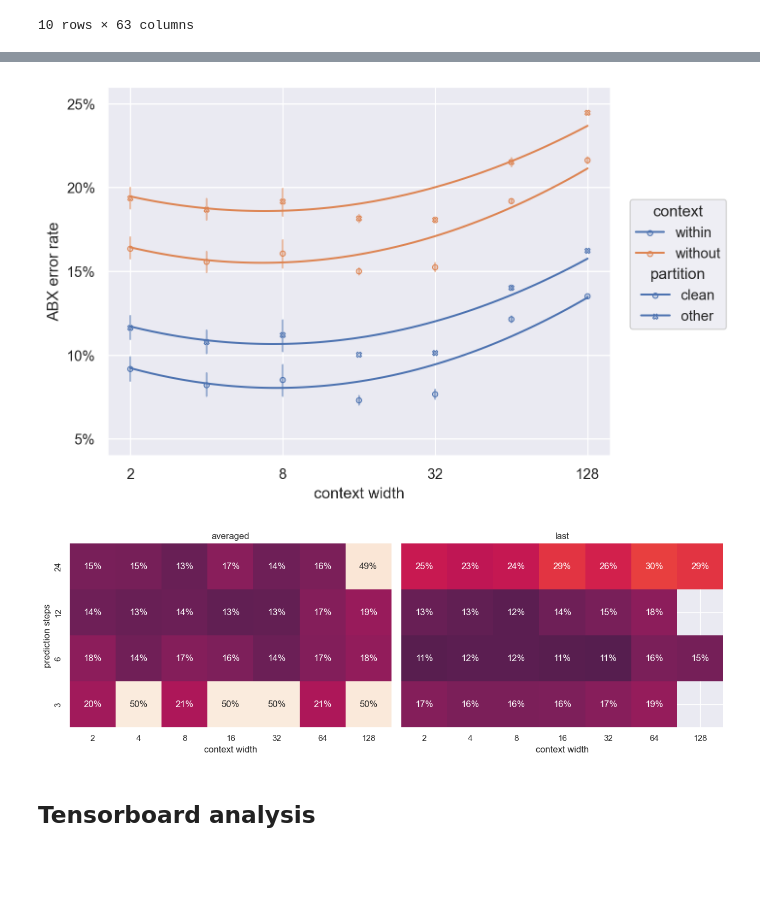
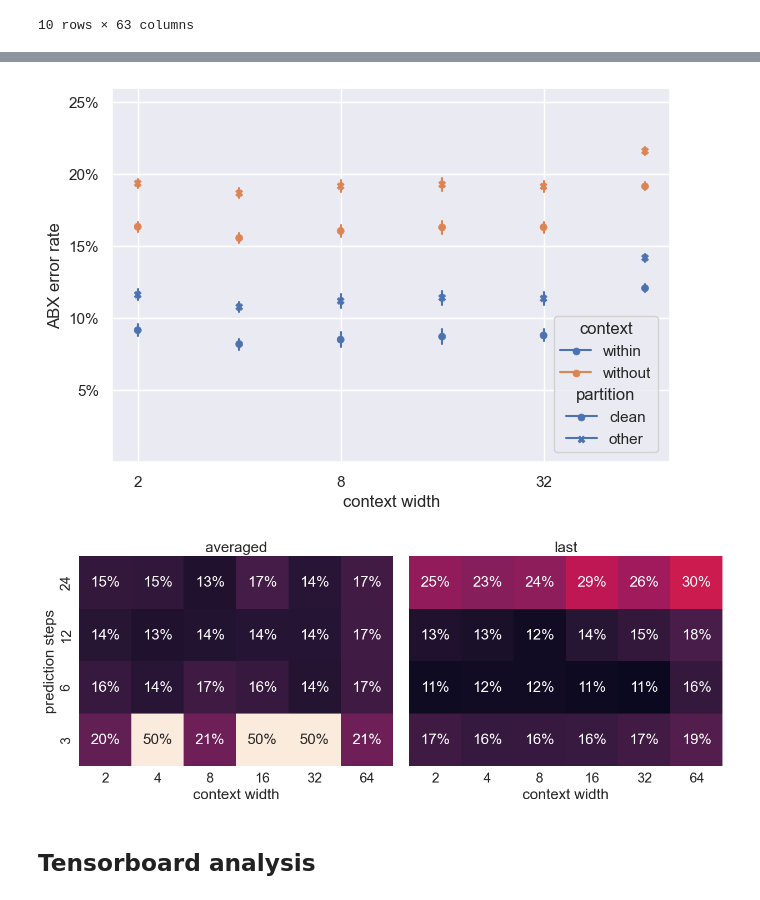
Before and after one commit to sdrobert/scpc, a Jupyter notebook: scripts/analyze.ipynb, the cells around one changed output, grey strips where cells are left out. Saved outputs shown, nothing was run; the diff lists cells and outputs as text; code cells hidden in the pictures; blank space fills up the shorter version.

```diff
--- a/scripts/analyze.ipynb
+++ b/scripts/analyze.ipynb
@@ -15,15 +15,14 @@ values have been populated with `./scripts/update_param_list_in_model.yaml`.
 import pandas as pd
 import seaborn as sns
 import seaborn.objects as so
-import statsmodels.api as sm
+import pingouin as pg
+import statsmodels as sm
 import statsmodels.formula.api as smf
-import numpy as np
 from matplotlib import pyplot as plt
 
-sns.set_theme()
+sns.set_theme('paper', font_scale=2)
 
 from exp_utils import *
-# from patsy import dmatrices
 # %% [markdown]
 ## ZeroSpeech libriABX analysis
 # %%
@@ -46,7 +98,7 @@ dfz.head(10)
 # %%
 # plot libriABX scores across subsets and context windows w/ phoneme granularity
 
-# fig, ax = plt.subplots()
+fig = plt.figure(1, figsize=[6.8, 4.8])
 # # cpc.small results
 # df = filter_data_equal(dfz, {
 #     'name': 'cpc.small/version_2',
@@ -91,44 +143,57 @@ check_data(
     "csa.max_width", "zrc.subset", "zrc.score",
     "zrc.context_mode", "training.cpc_loss.offset"
 )
+
+# 6 seeds * 6 context widths * 2 context modes * 4 partitions
+assert len(df) == 6 * 6 * 2 * 4
+
+# aggregate dev and test into their quality
 df['zrc.subset'] = df['zrc.subset'].map(
     {
         'test-clean': 'clean',
         'test-other': 'other',
         'dev-clean': 'clean',
         'dev-other': 'other'}
 )
 df['zrc.context_mode'] = df['zrc.context_mode'].map({'within': 'within', 'any': 'without'})
+
+# ensure each point in a vertical slice gets its own error bar
 df['zrc.sbyc'] = df.agg("{0[zrc.subset]}-{0[zrc.context_mode]}".format, axis=1)
 
 plot = (
     so.Plot(df, x="csa.max_width", y="zrc.score", color="zrc.context_mode", marker="zrc.subset")
-    .limit(y=(0.04, 0.26))
-    .add(so.Dots(), so.Agg())
-    .add(so.Range(alpha=0.5), so.Est(), group='zrc.sbyc')
-    .add(so.Line(marker=None), so.PolyFit())
+    .limit(y=(0.00, 0.26))
+    .add(so.Dot(pointsize=5), so.Agg())
+    .add(so.Range(), so.Est(errorbar="se"), group='zrc.sbyc')  # 1 standard error
+    # .add(so.Line(marker=None), so.PolyFit())  # misleading?
     .scale(
         x=(
             so.Continuous(trans="log")
             .tick(at=[2, 8, 32, 128])
             .label(like='d', base=2)
         ),
         y=(
             so.Continuous()
             .tick(at=[0.05, 0.1, 0.15, 0.2, 0.25])
             .label(like='.0%')
         ),
     )
     .label(x="context width", y="ABX error rate", color="context", marker="partition")
-    .plot()
+    .on(fig)
 )
 
-# legend = fig.legends[0]
-# legend.set_bbox_to_anchor((0.7, 0.2))
+plot.plot()
 
-plot.save('../resources/libriabx_context_subset_phoneme.pdf')
+leg = fig.legends[0]
+bb = leg.get_bbox_to_anchor().transformed(fig.axes[0].transAxes.inverted())
+bb.x0 -= .325
+bb.y0 -= .725
+leg.set_bbox_to_anchor(bb, transform=fig.axes[0].transAxes)
+
+fig.tight_layout()
+fig.savefig('../resources/libriabx_context_subset_phoneme.pdf')
 # %% [output]
-[figure, old version]
+[figure, new version]
 # %%
 # plot libriABX score of context width vs prediction steps (averaged)
 # - this one will show up on the left of our figure, so it doesn't have the cbar
@@ -149,7 +214,7 @@ df = filter_data_equal(dfz, {
 })
 df = filter_data_in(
     df, {
-        "csa.max_width": range(2, 129),
+        "csa.max_width": range(2, 65),
         "training.cpc_loss.prediction_steps": range(2, 25)
     }
 )
@@ -165,7 +230,7 @@ df = df.pivot_table(
     index="training.cpc_loss.prediction_steps",
     values="zrc.score"
 ).sort_values(by='training.cpc_loss.prediction_steps', ascending=False)
-plot = sns.heatmap(df, annot=True, fmt=".0%", vmin=0.0, vmax=0.5, cbar=False, square=True, ax=axs[0])
+plot = sns.heatmap(df, annot=True, fmt=".0%", vmin=0.1, vmax=0.5, cbar=False, square=True, ax=axs[0])
 plot.set(xlabel='context width', ylabel='prediction steps', title='averaged')
 plot.set_xticklabels([f'{int(x):d}' for x in sorted(df.columns)])
 
@@ -182,7 +247,7 @@ df = filter_data_equal(dfz, {
     "zrc.speaker_mode": "within",
 })
 df = filter_data_in(
-    df, {"csa.max_width": range(2, 129)}
+    df, {"csa.max_width": range(2, 65)}
 )
 idx = df['training.cpc_loss.prediction_steps'] == 1
 for n in range(2, 25):
@@ -200,7 +265,7 @@ df = df.pivot_table(
     index="training.cpc_loss.prediction_steps",
     values="zrc.score"
 ).sort_values(by='training.cpc_loss.prediction_steps', ascending=False)
-plot = sns.heatmap(df, annot=True, fmt=".0%", vmin=0.0, vmax=0.5, square=True, cbar=False, ax=axs[1])
+plot = sns.heatmap(df, annot=True, fmt=".0%", vmin=0.1, vmax=0.5, square=True, cbar=False, ax=axs[1])
 plot.set(xlabel='context width', ylabel=None, title='last')
 plot.set_xticklabels([f'{int(x):d}' for x in sorted(df.columns)])
 plot.set_yticklabels([f'{int(x):d}' for x in sorted(df.index, reverse=True)])
@@ -208,7 +273,7 @@ plot.set_yticklabels([f'{int(x):d}' for x in sorted(df.index, reverse=True)])
 fig.tight_layout()
 fig.savefig("../resources/libriabx_prediction_steps_vs_width.pdf")
 # %% [output]
-[figure, old version]
+[figure, new version]
 # %% [markdown]
 ## Tensorboard analysis
 # %%
```
Also changed, not shown: parts of 3 cells of this notebook, 4 other files.
